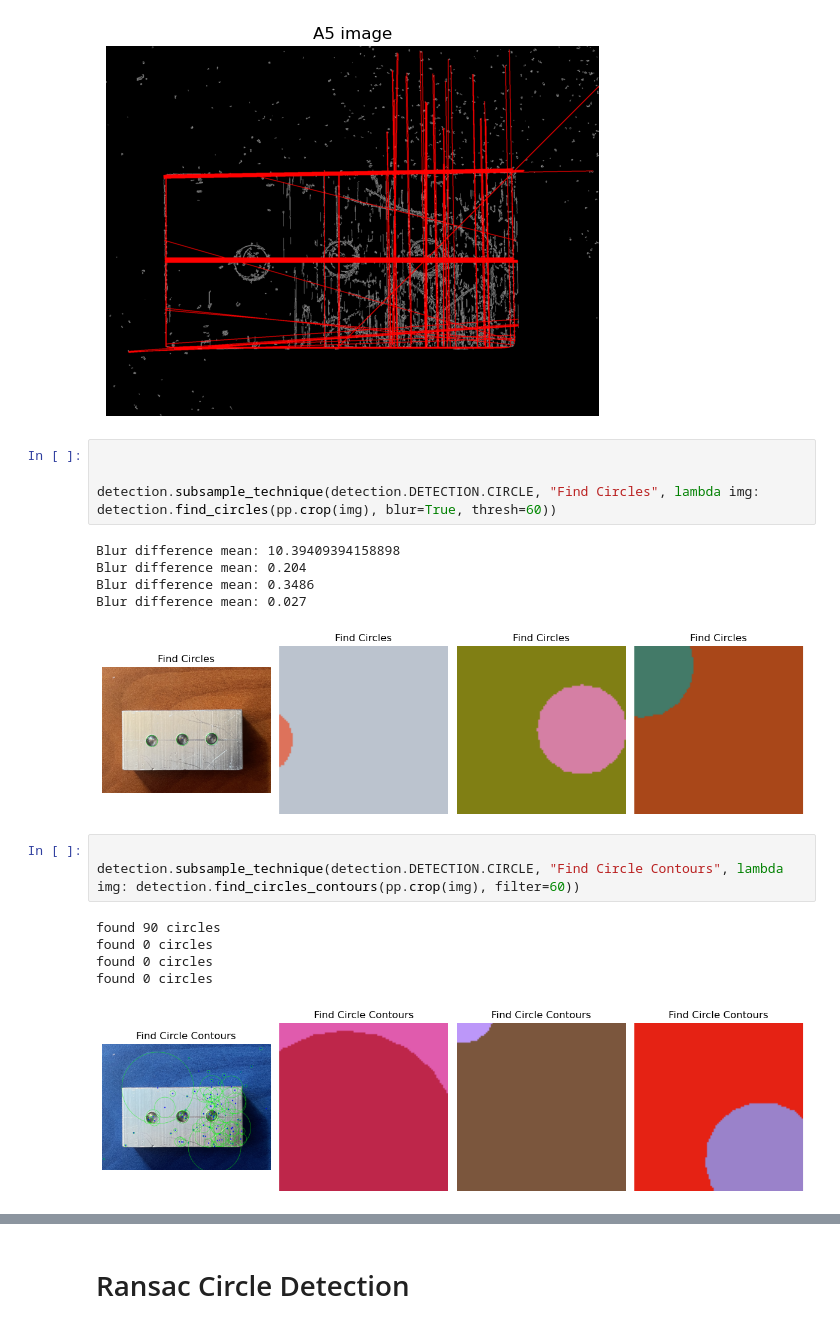
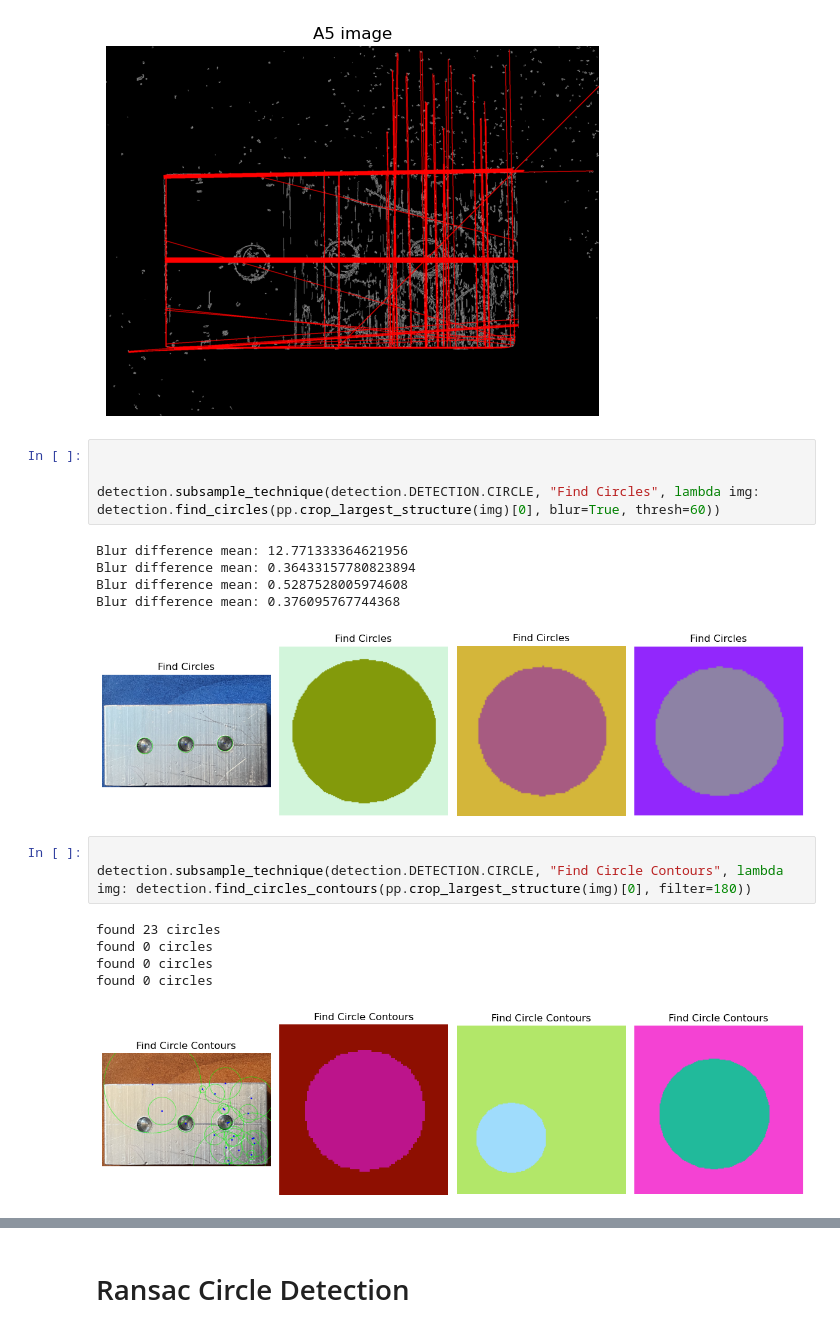
Before and after one commit to Zack-szh/CV-Based-Geometric-Dimensioning-Tolerancing, a Jupyter notebook: testing.ipynb, the cells around one changed output, grey strips where cells are left out. Cells and saved outputs as stored; diff of their text form.

Commit message:
Circle refinement, preproc additions

```diff
--- a/testing.ipynb
+++ b/testing.ipynb
@@ -182,22 +182,22 @@ detection.display_single_image(found_lines_A5, "A5 image")
 # %%
 
 
-detection.subsample_technique(detection.DETECTION.CIRCLE, "Find Circles", lambda img: detection.find_circles(pp.crop(img), blur=True, thresh=60))
+detection.subsample_technique(detection.DETECTION.CIRCLE, "Find Circles", lambda img: detection.find_circles(pp.crop_largest_structure(img)[0], blur=True, thresh=60))
 # %% [output]
-Blur difference mean: 10.39409394158898
-Blur difference mean: 0.204
-Blur difference mean: 0.3486
-Blur difference mean: 0.027
+Blur difference mean: 12.771333364621956
+Blur difference mean: 0.36433157780823894
+Blur difference mean: 0.5287528005974608
+Blur difference mean: 0.376095767744368
-[figure, old version]
+[figure, new version]
 # %%
 
-detection.subsample_technique(detection.DETECTION.CIRCLE, "Find Circle Contours", lambda img: detection.find_circles_contours(pp.crop(img), filter=60))
+detection.subsample_technique(detection.DETECTION.CIRCLE, "Find Circle Contours", lambda img: detection.find_circles_contours(pp.crop_largest_structure(img)[0], filter=180))
 # %% [output]
-found 90 circles
+found 23 circles
 found 0 circles
 found 0 circles
 found 0 circles
-[figure, old version]
+[figure, new version]
 # %%
 # grad, _, _ = pp.gradient(img_part1)
 # # showImage(grad)
```
Also changed, not shown: parts of 6 cells of this notebook, 2 other files.
